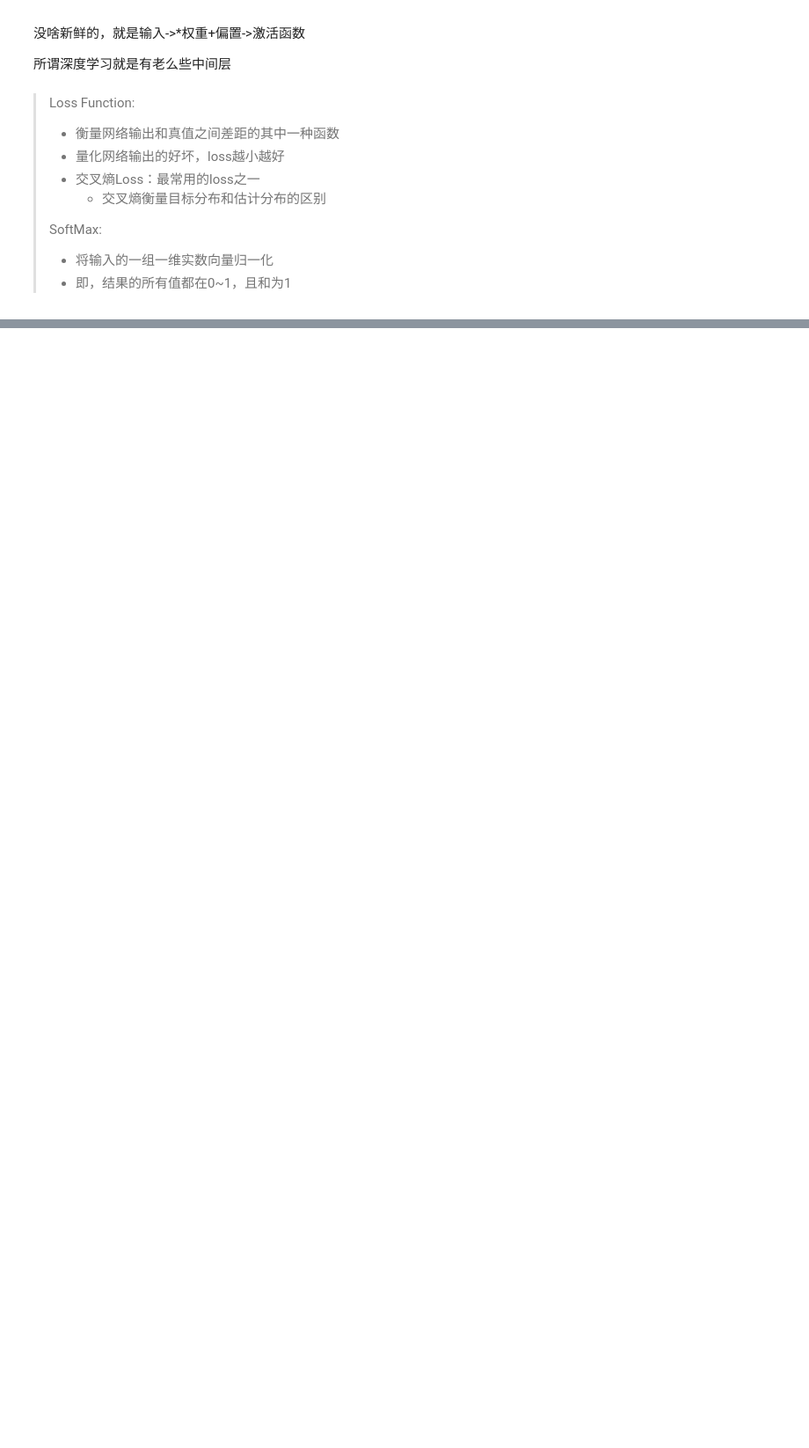
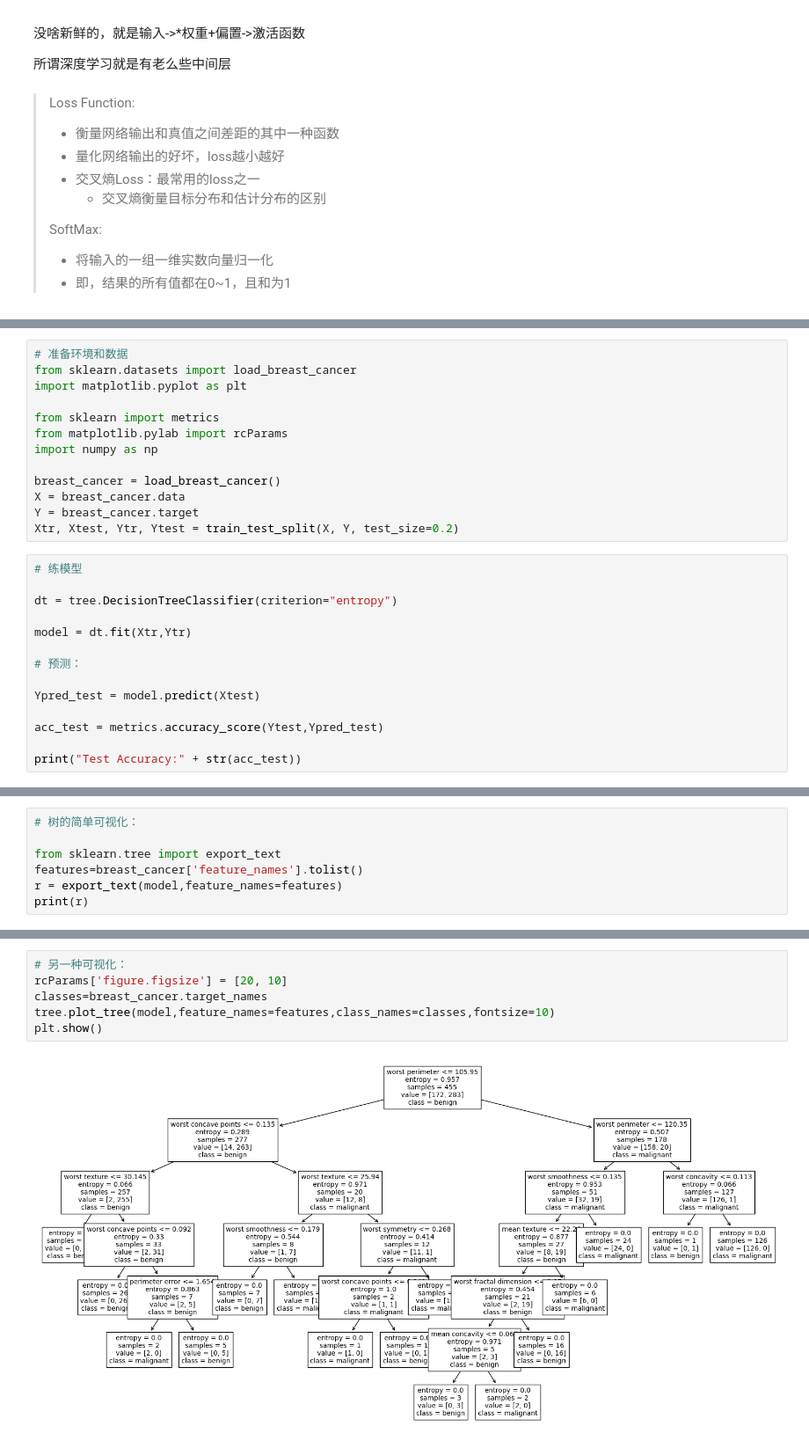
Before and after one commit to Vehshanaan/AI_Review_Material, a Jupyter notebook: Notebooks/Week16_.ipynb, the cells around one changed output, grey strips where cells are left out. Shown at 88% size. Saved outputs shown, nothing was run; the diff lists cells and outputs as text; blank space fills up the shorter version.

```diff
--- a/Notebooks/Week16_.ipynb
+++ b/Notebooks/Week16_.ipynb
@@ -196,0 +248,27 @@ print(mcp(3,2))
+# %%
+# 准备环境和数据
+from sklearn.datasets import load_breast_cancer
+import matplotlib.pyplot as plt
+
+from sklearn import metrics
+from matplotlib.pylab import rcParams
+import numpy as np
+
+breast_cancer = load_breast_cancer()
+X = breast_cancer.data
+Y = breast_cancer.target
+Xtr, Xtest, Ytr, Ytest = train_test_split(X, Y, test_size=0.2)
+# %%
+# 练模型
+
+dt = tree.DecisionTreeClassifier(criterion="entropy")
+
+model = dt.fit(Xtr,Ytr)
+
+# 预测：
+
+Ypred_test = model.predict(Xtest)
+
+acc_test = metrics.accuracy_score(Ytest,Ypred_test)
+
+print("Test Accuracy:" + str(acc_test))
@@ -196,0 +277,7 @@ print(mcp(3,2))
+# %%
+# 树的简单可视化：
+
+from sklearn.tree import export_text
+features=breast_cancer['feature_names'].tolist()
+r = export_text(model,feature_names=features)
+print(r)
@@ -196,0 +302,8 @@ print(mcp(3,2))
+# %%
+# 另一种可视化：
+rcParams['figure.figsize'] = [20, 10]
+classes=breast_cancer.target_names
+tree.plot_tree(model,feature_names=features,class_names=classes,fontsize=10)
+plt.show()
+# %% [output]
+[figure, added]
```
Also changed, not shown: parts of 31 cells of this notebook.
